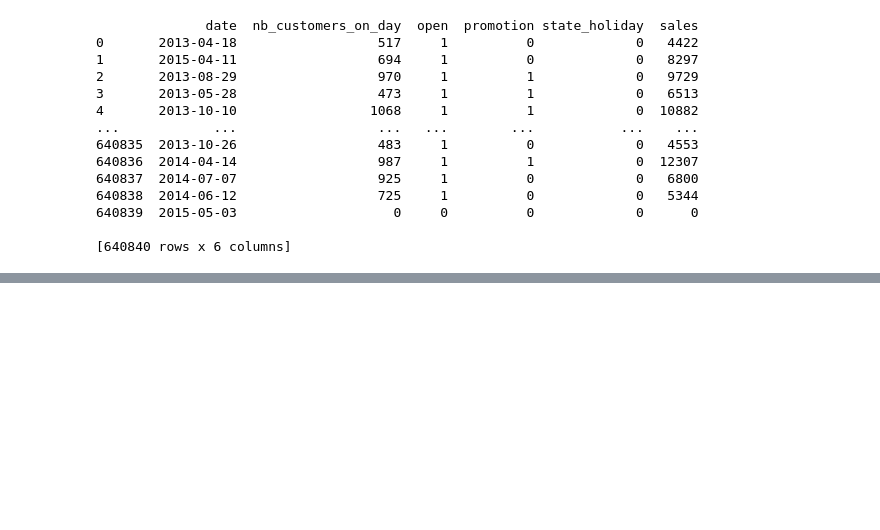
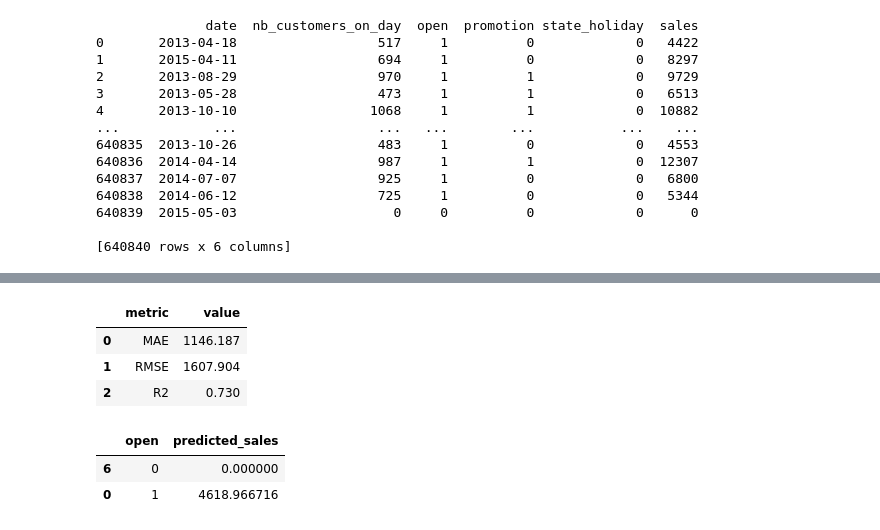
Before and after one commit to ivanmatteuzzi/challenge_group1, a Jupyter notebook: notebooks/01_EDA.ipynb, the cells around one changed output, grey strips where cells are left out. Saved outputs shown, nothing was run; the diff lists cells and outputs as text; code cells hidden in the pictures; blank space fills up the shorter version.

```diff
--- a/notebooks/01_EDA.ipynb
+++ b/notebooks/01_EDA.ipynb
@@ -313,0 +320,60 @@ R2-score: 0.80
+# %%
+multi_feature_model = LinearRegression()
+multi_feature_model.fit(X_train, y_train)
+
+y_test_pred_multi = multi_feature_model.predict(X_test)
+
+multi_feature_results = pd.DataFrame({
+    'metric': ['MAE', 'RMSE', 'R2'],
+    'value': [
+        mean_absolute_error(y_test, y_test_pred_multi),
+        np.sqrt(mean_squared_error(y_test, y_test_pred_multi)),
+        r2_score(y_test, y_test_pred_multi)
+    ]
+})
+
+multi_feature_results['value'] = multi_feature_results['value'].round(3)
+multi_feature_results
+# %% [output]
+|  | metric | value |
+| 0 | MAE | 1146.187 |
+| 1 | RMSE | 1607.904 |
+| 2 | R2 | 0.730 |
+# %%
+def predict_sales(data, model=multi_feature_model):
+    result = data.copy()
+    result['predicted_sales'] = 0.0
+    open_mask = result['open'].eq(1)
+
+    if open_mask.any():
+        open_data = result.loc[open_mask].copy()
+        open_data['date'] = pd.to_datetime(open_data['date'])
+        open_data['year'] = open_data['date'].dt.year
+        open_data['month'] = open_data['date'].dt.month
+        open_data['day'] = open_data['date'].dt.day
+
+        open_features = open_data.drop(
+            columns=['Unnamed: 0', 'store_ID', 'day_of_week', 'open', 'sales', 'date'],
+            errors='ignore'
+        )
+        open_features = pd.get_dummies(
+            open_features,
+            columns=['state_holiday'],
+            drop_first=True,
+            dtype=int
+        )
+        open_features = open_features.reindex(columns=X.columns, fill_value=0)
+        result.loc[open_mask, 'predicted_sales'] = model.predict(open_features)
+
+    return result
+
+example_rows = pd.concat([
+    df[df['open'] == 0].head(1),
+    df_open.head(1)
+]).drop(columns=['sales'])
+
+predict_sales(example_rows)[['open', 'predicted_sales']]
+# %% [output]
+|  | open | predicted_sales |
+| 6 | 0 | 0.000000 |
+| 0 | 1 | 4618.966716 |
```
Also changed, not shown: parts of 11 cells of this notebook.
